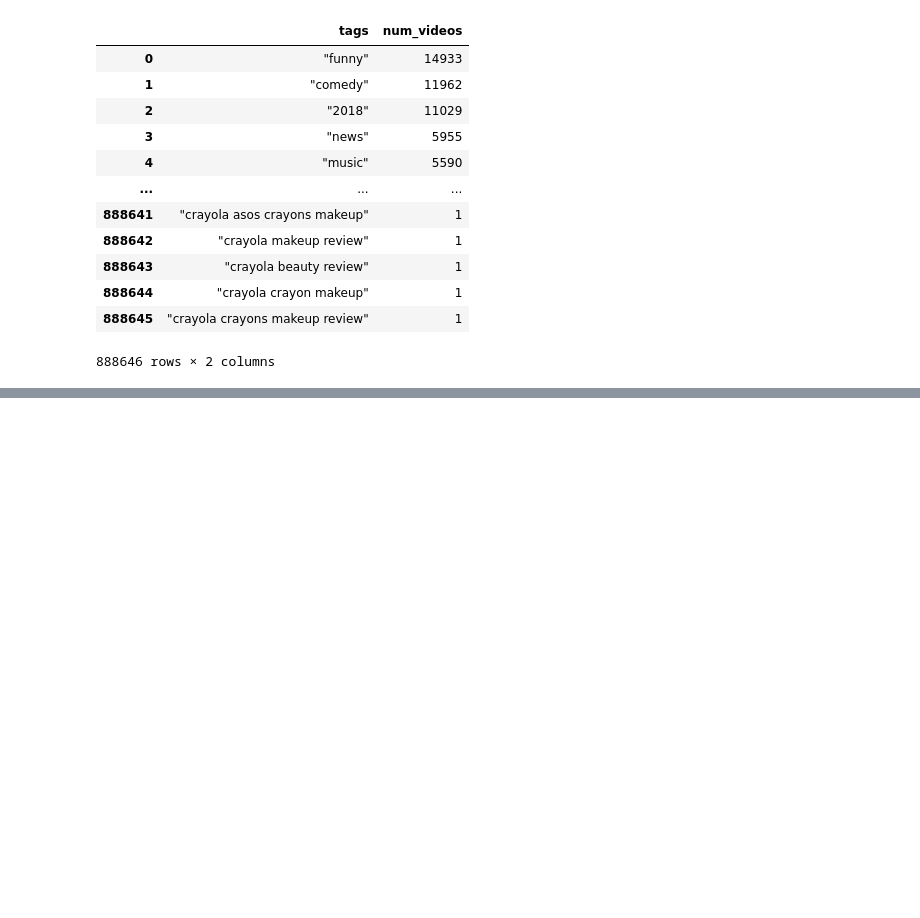
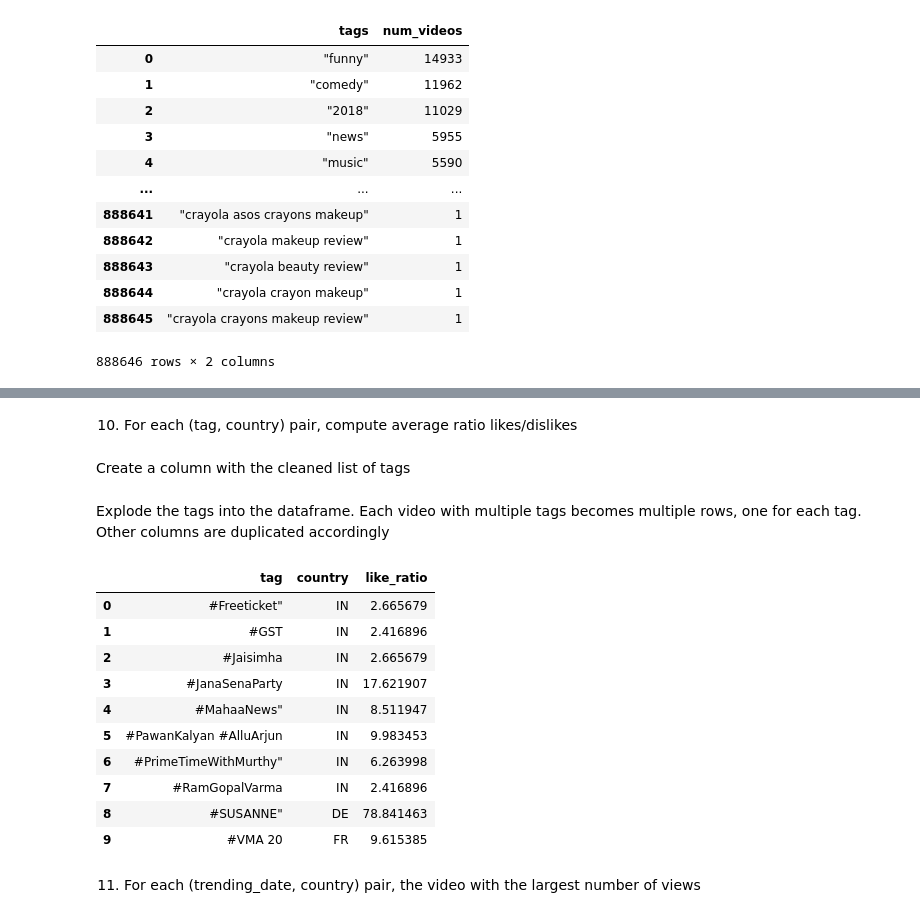
Before and after one commit to gbaldassarri1-gif/FCSexam, a Jupyter notebook: projectGB.ipynb, the cells around one changed output, grey strips where cells are left out. Saved outputs shown, nothing was run; the diff lists cells and outputs as text; code cells hidden in the pictures; blank space fills up the shorter version.

```diff
--- a/projectGB.ipynb
+++ b/projectGB.ipynb
@@ -344,0 +344,2 @@ tag_counts_df
+# %% [markdown]
+10. For each (tag, country) pair, compute average ratio likes/dislikes
@@ -344,0 +353,29 @@ tag_counts_df
+# %% [markdown]
+Create a column with the cleaned list of tags
+# %%
+df_tags = youtubedf.explode('tags_list').rename(columns={'tags_list': 'tag'})
+# %% [markdown]
+Explode the tags into the dataframe.
+Each video with multiple tags becomes multiple rows, one for each tag.
+Other columns are duplicated accordingly
+# %%
+average_ratio_country = (
+    df_tags.groupby(['tag', 'country'])['like_ratio']
+    .mean()
+    .reset_index()
+)
+average_ratio_country.head(10)
+# %% [output]
+|  | tag | country | like_ratio |
+| 0 | #Freeticket" | IN | 2.665679 |
+| 1 | #GST | IN | 2.416896 |
+| 2 | #Jaisimha | IN | 2.665679 |
+| 3 | #JanaSenaParty | IN | 17.621907 |
+| 4 | #MahaaNews" | IN | 8.511947 |
+| 5 | #PawanKalyan #AlluArjun | IN | 9.983453 |
+| 6 | #PrimeTimeWithMurthy" | IN | 6.263998 |
+| 7 | #RamGopalVarma | IN | 2.416896 |
+| 8 | #SUSANNE" | DE | 78.841463 |
+| 9 | #VMA 20 | FR | 9.615385 |
+# %% [markdown]
+11. For each (trending_date, country) pair, the video with the largest number of views
```
Also changed, not shown: parts of 35 cells of this notebook.
